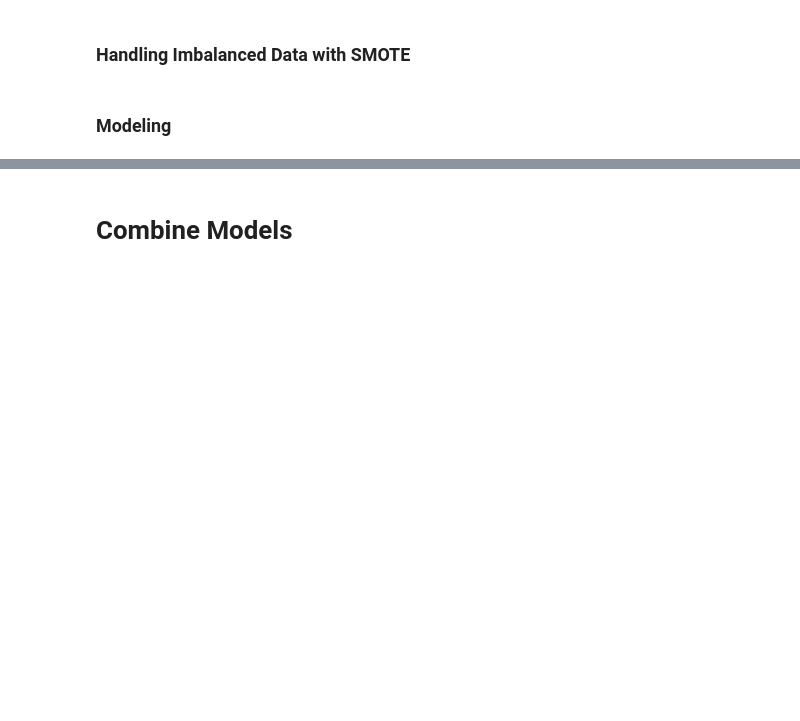
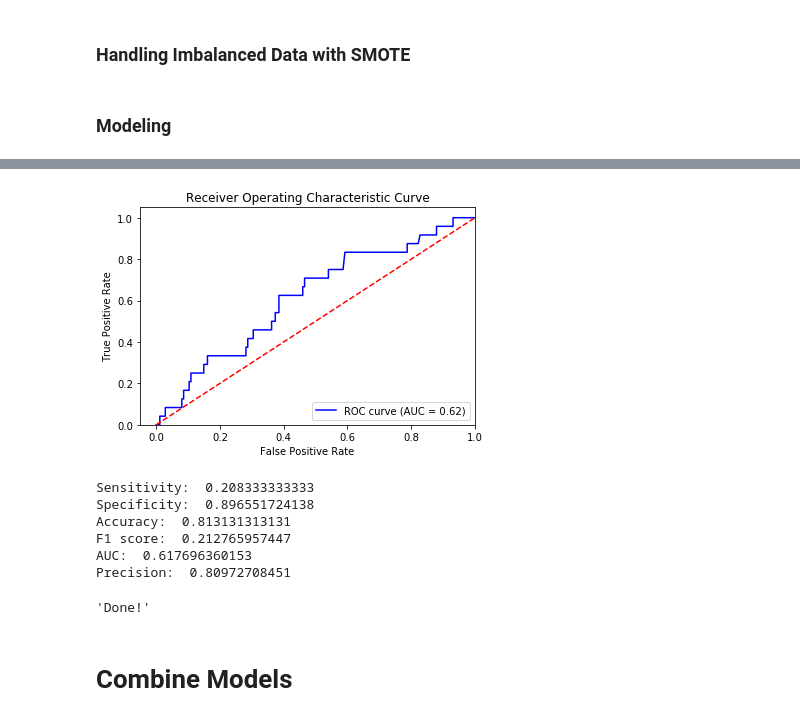
Before and after one commit to tobiolatunji/3DMRI-breast-cancer-staging, a Jupyter notebook: MMDx-breast-cancer.ipynb, the cells around one changed output, grey strips where cells are left out. Cells and saved outputs as stored; diff of their text form; code cells hidden in the pictures; blank space fills up the shorter version.

```diff
--- a/MMDx-breast-cancer.ipynb
+++ b/MMDx-breast-cancer.ipynb
@@ -1568,0 +1657,31 @@ X_train.head()
+# %%
+# random forest
+def selectRF(X, y, test, valid, N=10):
+    """
+    A wrapper for the RandomForestClassifier function
+    that fits the model, extracts feature importances and
+    selects the top N important features.
+    Input:
+        X -- dataframe- training features
+        y -- array of training labels
+        N -- integer, number of columns to select
+    Output:
+        ch2 -- selector object
+        train, test, valid -- dataframes with selected features
+    """
+    clf = RandomForestClassifier(max_depth=2, random_state=0)
+    clf.fit(X, y)
+    cols = list(X)
+    new_cols = [] #names = X["feature_names"]
+    imp = clf.feature_importances_
+    var_imp_sorted = sorted(zip(map(lambda x: round(x,4),
+                                    clf.feature_importances_),
+                                cols),reverse=True)
+    for i in range(N):
+        new_cols.append(var_imp_sorted[i][1])
+    new_train = X[new_cols]
+    new_test = test[new_cols]
+    new_valid = valid[new_cols]
+    return new_cols, new_train, new_test, new_valid
+
+selected_cols, X_train_rf, X_test_rf, X_valid_rf = selectRF(X_train, y_train, X_test, X_valid)
@@ -1655,3 +1828,15 @@ print (modelEval(y_test, y_pred, probs))
+# %%
+# Naive Bayes
+modelMetrics(GaussianNB(), X_train_rf, y_train, X_valid_rf, y_valid)
+# %% [output]
+[figure, added]
+Sensitivity:  0.208333333333
+Specificity:  0.896551724138
+Accuracy:  0.813131313131
+F1 score:  0.212765957447
+AUC:  0.617696360153
+Precision:  0.80972708451
+'Done!'
 # %% [markdown]
 # Combine Models
 # %%
```
Also changed, not shown: parts of 24 cells of this notebook.
